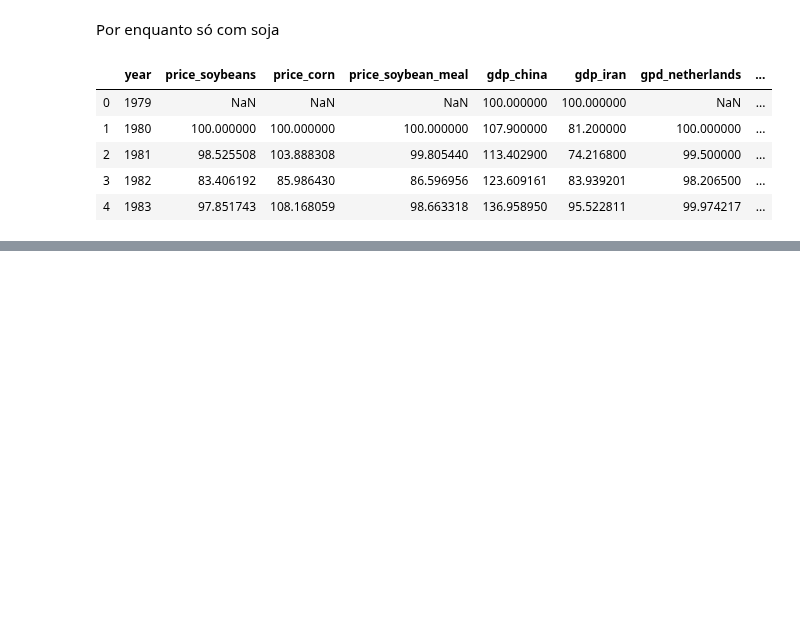
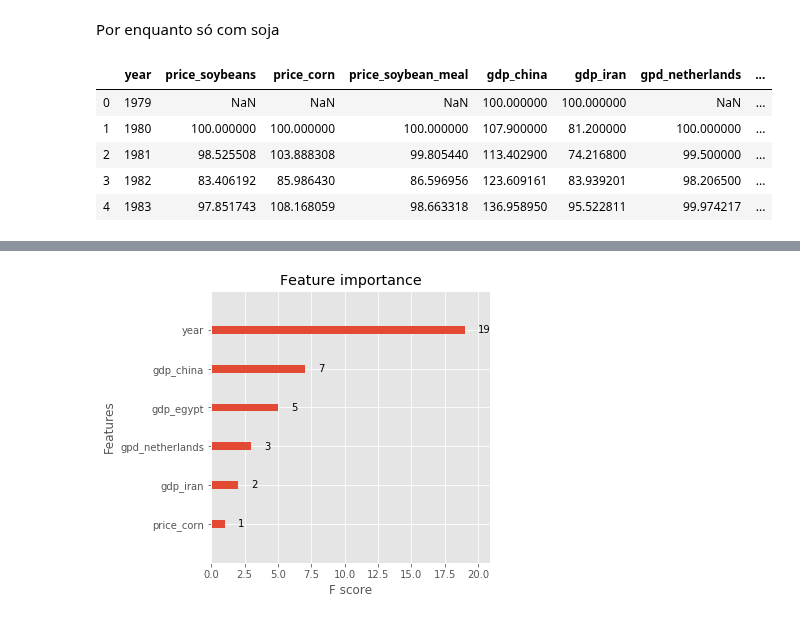
Before and after one commit to moscamortal/4inteligence, a Jupyter notebook: cases.ipynb, the cells around one changed output, grey strips where cells are left out. Saved outputs shown, nothing was run; the diff lists cells and outputs as text; code cells hidden in the pictures; blank space fills up the shorter version.

```diff
--- a/cases.ipynb
+++ b/cases.ipynb
@@ -471,0 +488,6 @@ total_exportation[total_exportation.index == 2000].index[0]
+# %%
+xgb.plot_importance(xg_reg)
+plt.rcParams['figure.figsize'] = [200, 5]
+plt.show()
+# %% [output]
+[figure, added]
```
Also changed, not shown: parts of 77 cells of this notebook.
